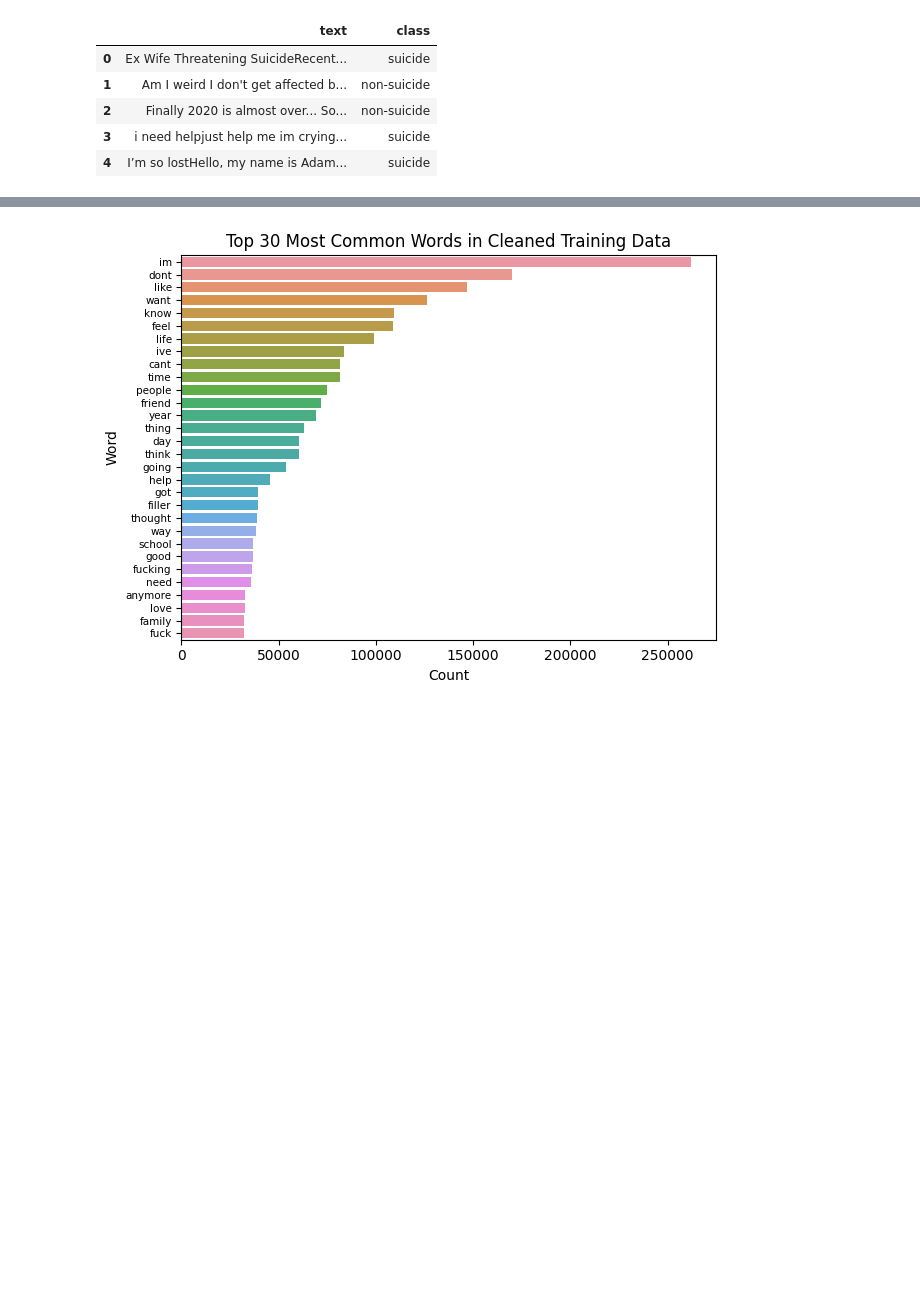
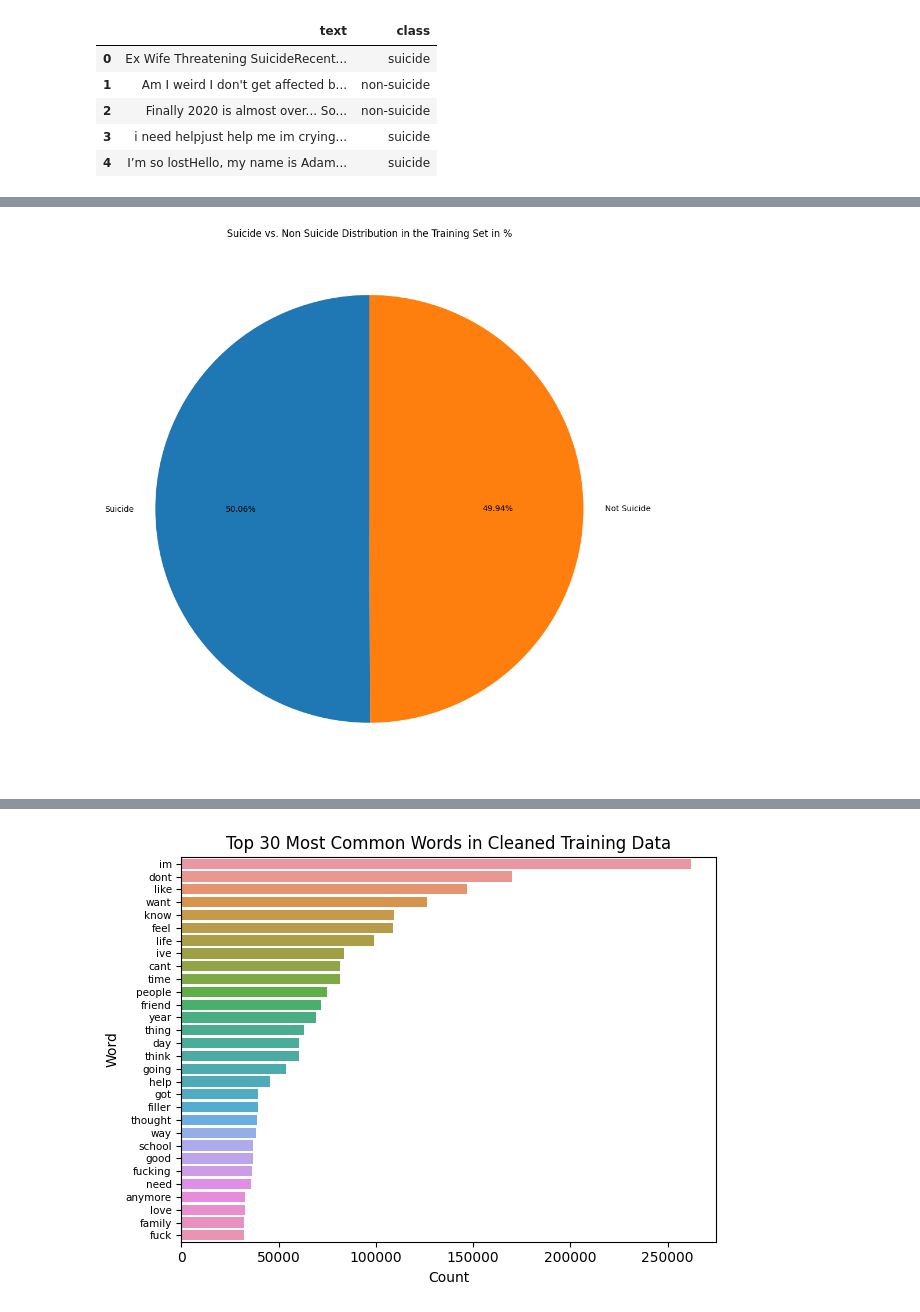
Before and after one commit to SamanthaGuillemette/SOEN471-PROJECT, a Jupyter notebook: TestFile.ipynb, the cells around one changed output, grey strips where cells are left out. Saved outputs shown, nothing was run; the diff lists cells and outputs as text; code cells hidden in the pictures; blank space fills up the shorter version.

```diff
--- a/TestFile.ipynb
+++ b/TestFile.ipynb
@@ -69,3 +95,10 @@ train_data,test_data=dms.train_test_split(dask,test_size=0.2,random_state=10, sh
+# %%
+plt.figure(figsize=(12,12))
+plt.pie(train_counts.values, startangle=90, autopct='%0.2f%%', labels=['Suicide','Not Suicide'])
+plt.title('Suicide vs. Non Suicide Distribution in the Training Set in %')
+plt.show()
+# %% [output]
+[figure, added]
 # %%
 test_counts = test_data['class'].value_counts().compute()
 
```
Also changed, not shown: parts of 11 cells of this notebook.
